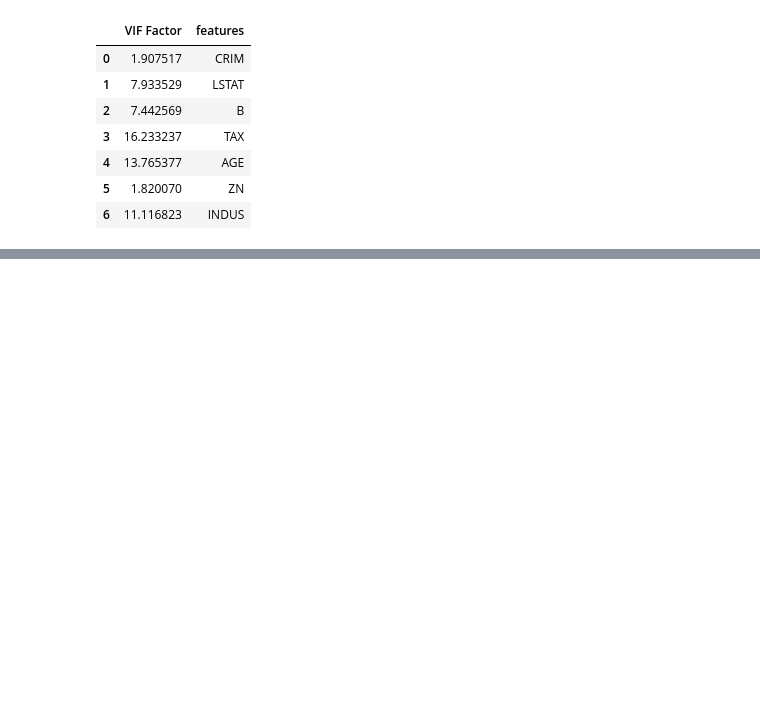
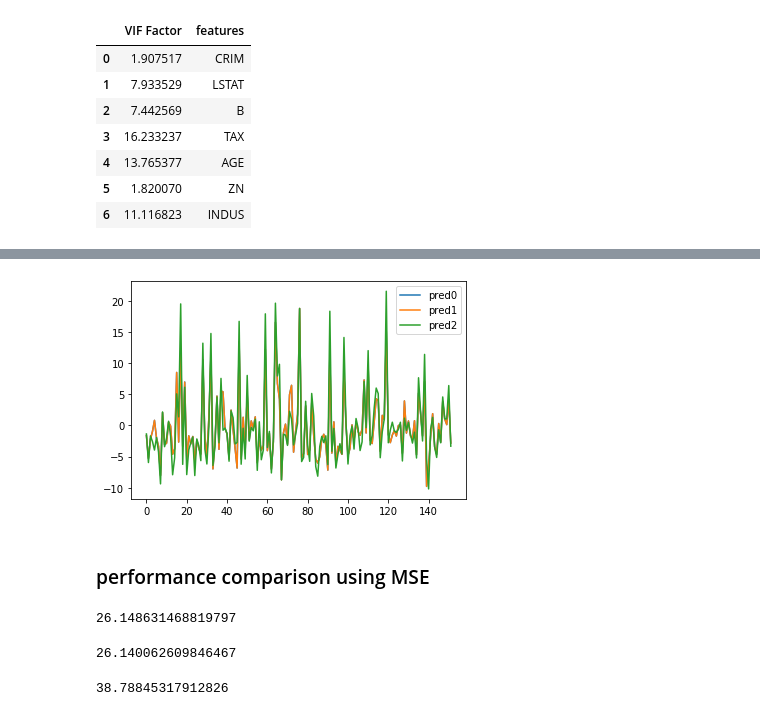
Before and after one commit to YoungJae-Hur/Data-science, a Jupyter notebook: ml-algorithms/2. multiple regression model part.2.ipynb, the cells around one changed output, grey strips where cells are left out. Saved outputs shown, nothing was run; the diff lists cells and outputs as text; code cells hidden in the pictures; blank space fills up the shorter version.

```diff
--- a/ml-algorithms/2. multiple regression model part.2.ipynb
+++ b/ml-algorithms/2. multiple regression model part.2.ipynb
@@ -262,0 +426,10 @@ vif
+# %%
+plt.plot(np.array(test_y2['Target']-fit_1.predict(test_x)), label='pred0')
+plt.plot(np.array(test_y2['Target']-fit_2.predict(test_x2)), label='pred1')
+plt.plot(np.array(test_y2['Target']-fit_3.predict(test_x3)), label='pred2')
+plt.legend()
+plt.show()
+# %% [output]
+[figure, added]
+# %% [markdown]
+### performance comparison using MSE
@@ -262,0 +438,12 @@ vif
+# %%
+mean_squared_error(y_true=test_y['Target'], y_pred=fit_1.predict(test_x))
+# %% [output]
+26.148631468819797
+# %%
+mean_squared_error(y_true=test_y['Target'], y_pred=fit_2.predict(test_x2))
+# %% [output]
+26.140062609846467
+# %%
+mean_squared_error(y_true=test_y['Target'], y_pred=fit_3.predict(test_x3))
+# %% [output]
+38.78845317912826
```
Also changed, not shown: parts of 19 cells of this notebook.
